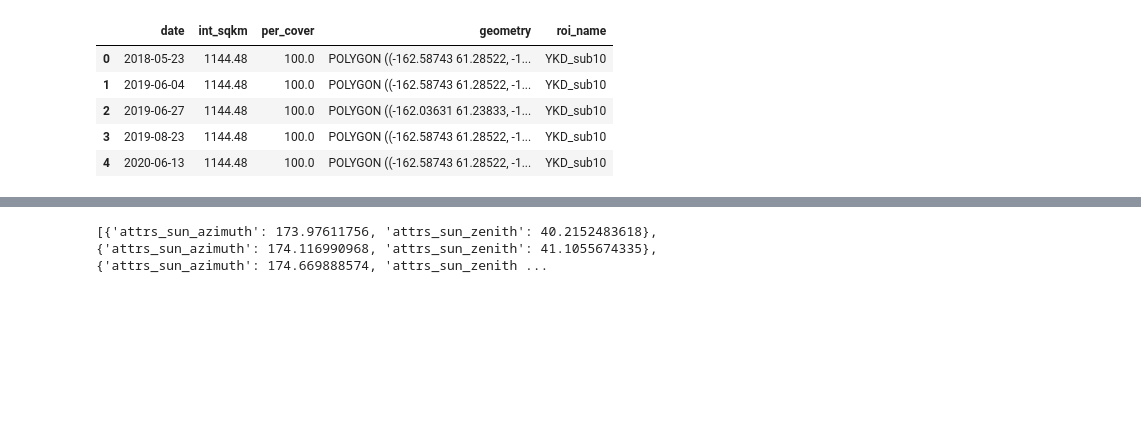
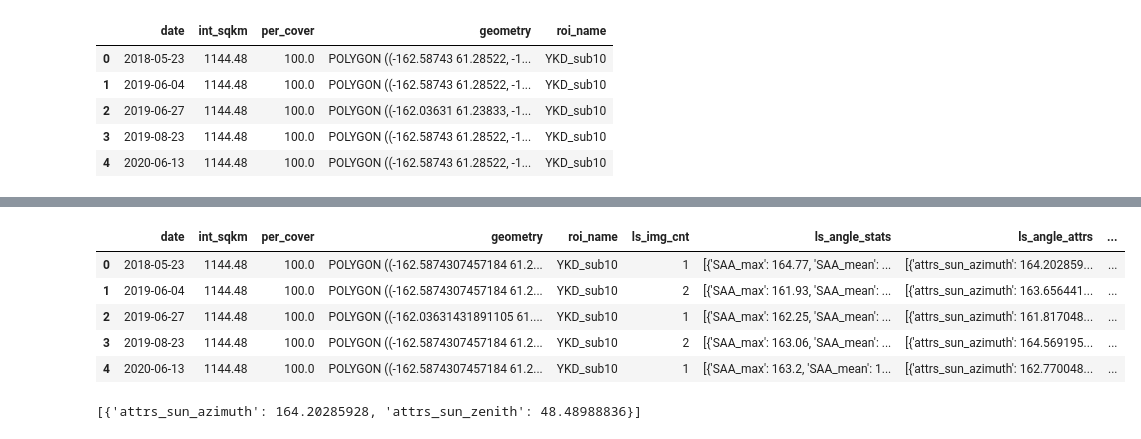
Before and after one commit to jtmaze/green-by-another-name, a Jupyter notebook: exploring-solar-angles.ipynb, the cells around one changed output, grey strips where cells are left out. Drawn from its saved outputs; the diff is of its cells as text; code cells hidden in the pictures; blank space fills up the shorter version.

```diff
--- a/exploring-solar-angles.ipynb
+++ b/exploring-solar-angles.ipynb
@@ -198,7 +201,16 @@ footprints_with_angles = pd.DataFrame(angle_info)
 KeyboardInterrupt:
 # %%
 footprints_with_angles = pd.DataFrame(angle_info)
+# %%
+footprints_with_angles.head()
+# %% [output]
+|  | date | int_sqkm | per_cover | geometry | roi_name | ls_img_cnt | ls_angle_stats | ls_angle_attrs | ... |
+| 0 | 2018-05-23 | 1144.48 | 100.0 | POLYGON ((-162.5874307457184 61.2... | YKD_sub10 | 1 | [{'SAA_max': 164.77, 'SAA_mean': ... | [{'attrs_sun_azimuth': 164.202859... | ... |
+| 1 | 2019-06-04 | 1144.48 | 100.0 | POLYGON ((-162.5874307457184 61.2... | YKD_sub10 | 2 | [{'SAA_max': 161.93, 'SAA_mean': ... | [{'attrs_sun_azimuth': 163.656441... | ... |
+| 2 | 2019-06-27 | 1144.48 | 100.0 | POLYGON ((-162.03631431891105 61.... | YKD_sub10 | 1 | [{'SAA_max': 162.25, 'SAA_mean': ... | [{'attrs_sun_azimuth': 161.817048... | ... |
+| 3 | 2019-08-23 | 1144.48 | 100.0 | POLYGON ((-162.5874307457184 61.2... | YKD_sub10 | 2 | [{'SAA_max': 163.06, 'SAA_mean': ... | [{'attrs_sun_azimuth': 164.569195... | ... |
+| 4 | 2020-06-13 | 1144.48 | 100.0 | POLYGON ((-162.5874307457184 61.2... | YKD_sub10 | 1 | [{'SAA_max': 163.2, 'SAA_mean': 1... | [{'attrs_sun_azimuth': 162.770048... | ... |
 # %%
-#print(footprints_with_angles['s2_angle_attrs'].iloc[0])
+pp.pp(footprints_with_angles['ls_angle_attrs'].iloc[0])
 # %% [output]
-[{'attrs_sun_azimuth': 173.97611756, 'attrs_sun_zenith': 40.2152483618}, {'attrs_sun_azimuth': 174.116990968, 'attrs_sun_zenith': 41.1055674335}, {'attrs_sun_azimuth': 174.669888574, 'attrs_sun_zenith ...
+[{'attrs_sun_azimuth': 164.20285928, 'attrs_sun_zenith': 48.48988836}]
```
Also changed, not shown: parts of 1 cell of this notebook, 5 other files.
